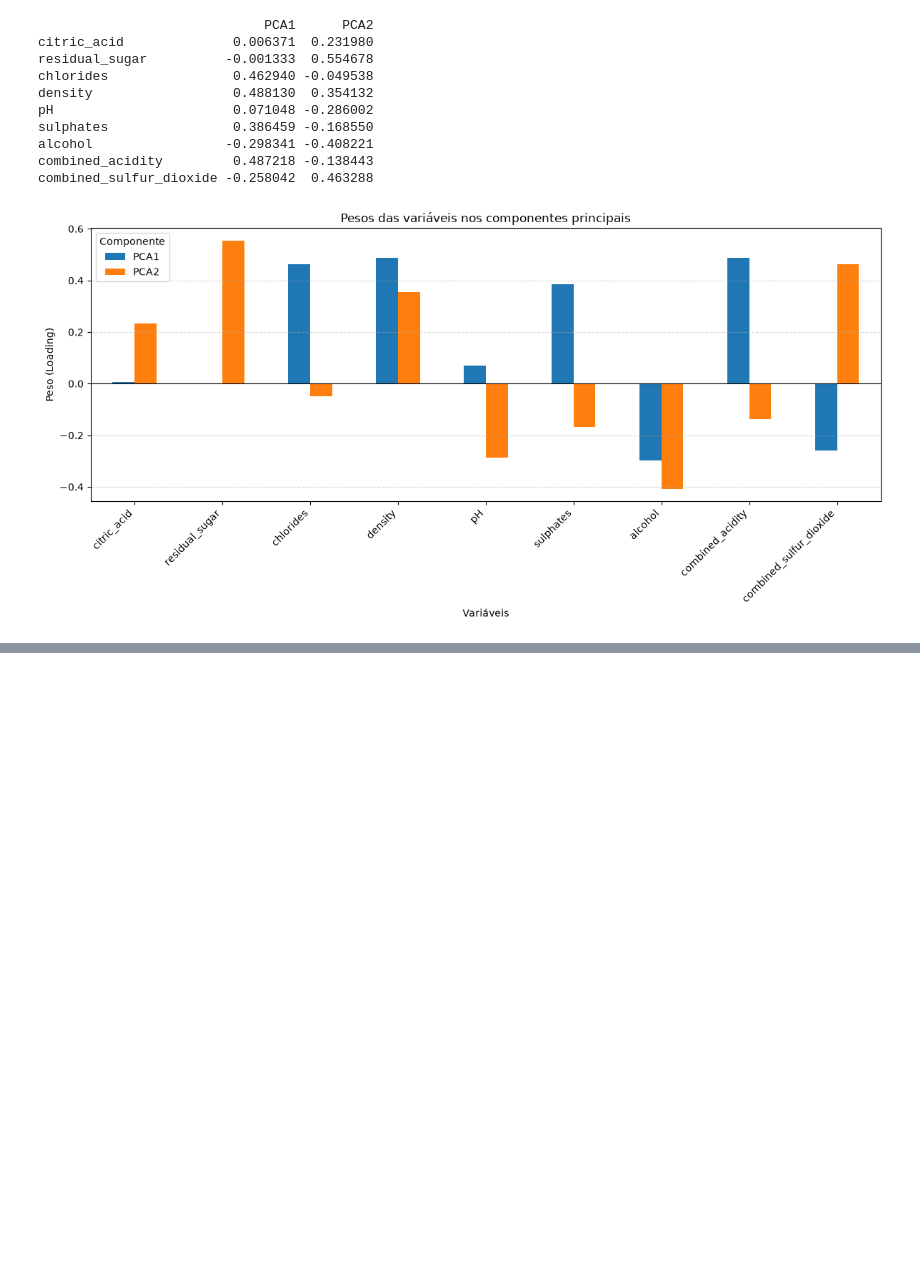
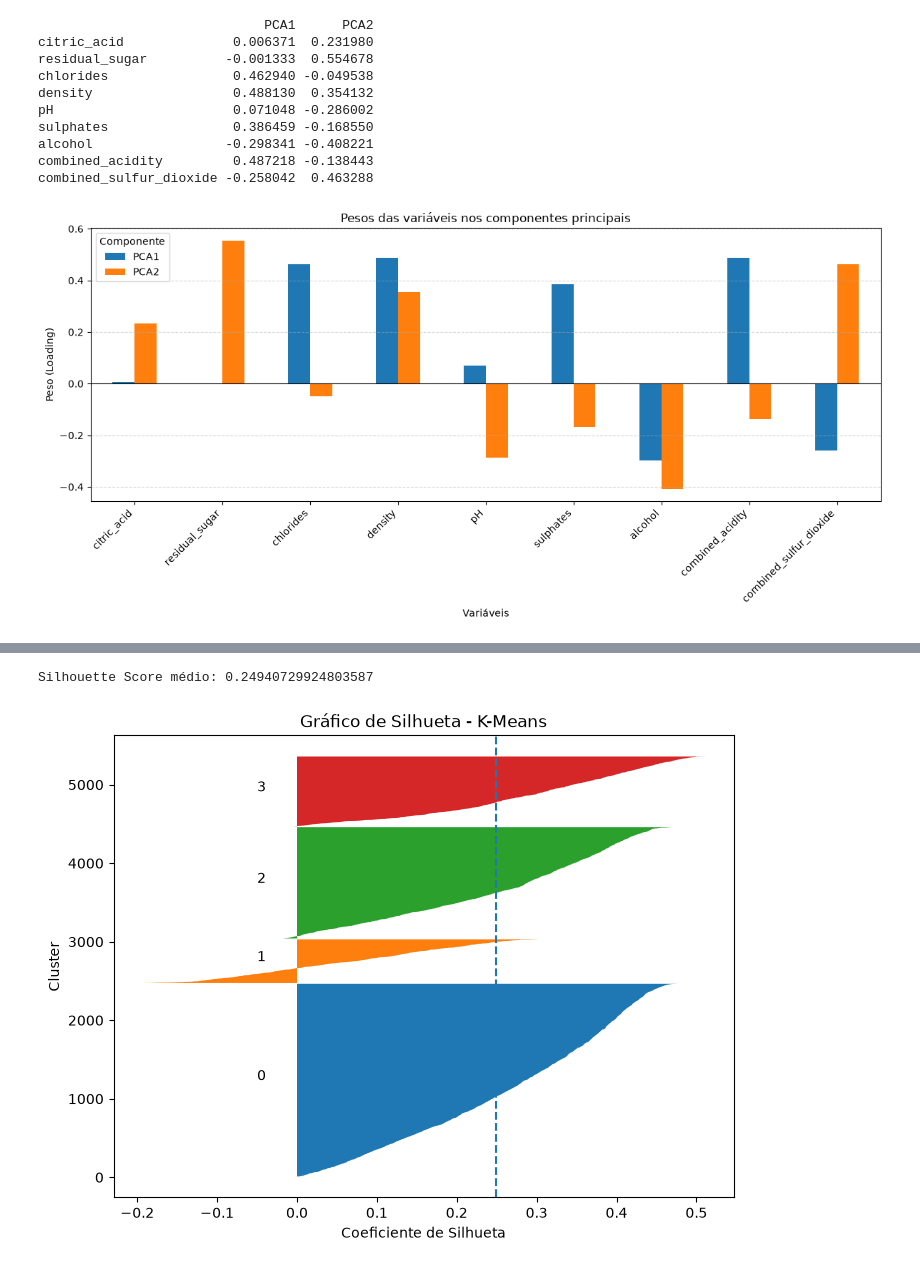
Before and after one commit to jacomassi04/Exercicio-Aula-Aprendizado-de-M-quina-N-o-Supervisionado-1, a Jupyter notebook: Exercicio_1_Vinhos/2_Exercicio_KMeans_Questao_2.ipynb, the cells around one changed output, grey strips where cells are left out. Saved outputs shown, nothing was run; the diff lists cells and outputs as text; code cells hidden in the pictures; blank space fills up the shorter version.

```diff
--- a/Exercicio_1_Vinhos/2_Exercicio_KMeans_Questao_2.ipynb
+++ b/Exercicio_1_Vinhos/2_Exercicio_KMeans_Questao_2.ipynb
@@ -346,0 +375,66 @@ plt.show()
+# %%
+from sklearn.cluster import KMeans
+from sklearn.metrics import silhouette_samples, silhouette_score
+import matplotlib.pyplot as plt
+import numpy as np
+
+# Criar o modelo K-Means
+kmeans = KMeans(n_clusters=4, random_state=42, n_init=10)
+
+# Fazer o agrupamento
+labels = kmeans.fit_predict(X_scaled)
+
+# Calcular o Silhouette Score médio
+silhouette_avg = silhouette_score(X_scaled, labels)
+
+print("Silhouette Score médio:", silhouette_avg)
+
+# Calcular o valor de silhueta de cada observação
+sample_silhouette_values = silhouette_samples(X_scaled, labels)
+
+# Criar o gráfico
+fig, ax = plt.subplots(figsize=(8, 6))
+
+y_lower = 10
+
+for cluster in range(4):
+
+    # Valores de silhueta do cluster atual
+    cluster_values = sample_silhouette_values[labels == cluster]
+
+    # Ordenar os valores
+    cluster_values.sort()
+
+    # Tamanho do cluster
+    cluster_size = len(cluster_values)
+
+    y_upper = y_lower + cluster_size
+
+    ax.fill_betweenx(
+        np.arange(y_lower, y_upper),
+        0,
+        cluster_values
+    )
+
+    ax.text(
+        -0.05,
+        y_lower + 0.5 * cluster_size,
+        str(cluster)
+    )
+
+    y_lower = y_upper + 10
+
+# Linha mostrando a média
+ax.axvline(
+    silhouette_avg,
+    linestyle="--"
+)
+
+ax.set_title("Gráfico de Silhueta - K-Means")
+ax.set_xlabel("Coeficiente de Silhueta")
+ax.set_ylabel("Cluster")
+
+plt.show()
+# %% [output]
+Silhouette Score médio: 0.24940729924803587
+[figure, added]
```
Also changed, not shown: parts of 1 cell of this notebook.
